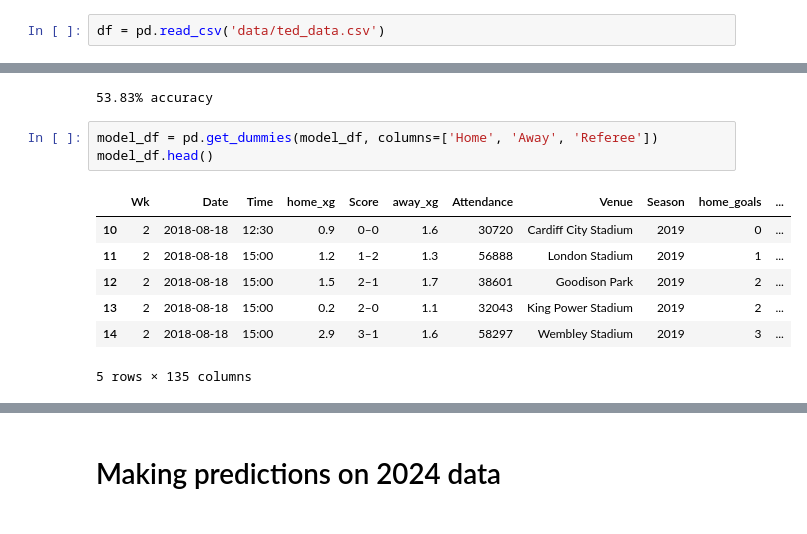
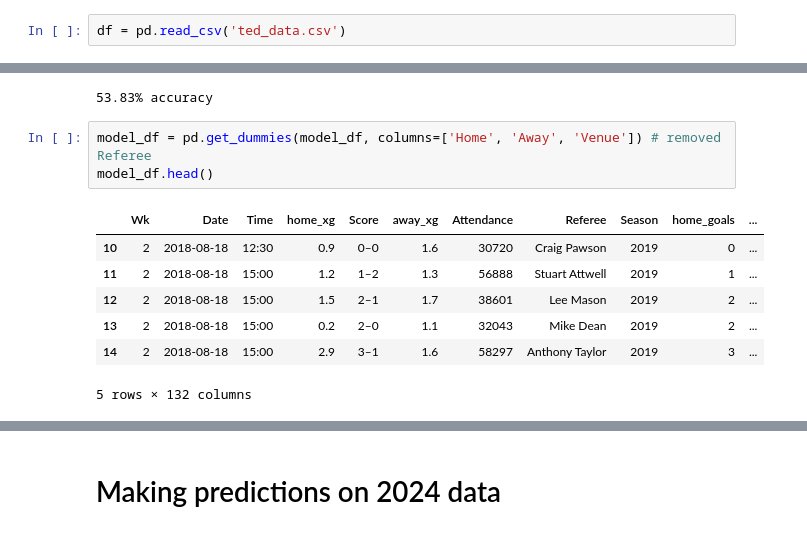
Before and after one commit to Brother-eww/premier_league_match_model, a Jupyter notebook: model_with_pipeline.ipynb, the cells around one changed output, grey strips where cells are left out. Saved outputs shown, nothing was run; the diff lists cells and outputs as text.

```diff
--- a/model_with_pipeline.ipynb
+++ b/model_with_pipeline.ipynb
@@ -3,7 +3,7 @@ import pandas as pd
 import numpy as np
 import os
 # %%
-df = pd.read_csv('data/ted_data.csv')
+df = pd.read_csv('ted_data.csv')
 # %%
 df
 # %% [output]
@@ -380,15 +380,15 @@ print(f'{round((accuracy_score(y_test, predictions)*100), 2)}% accuracy')
 # %% [output]
 53.83% accuracy
 # %%
-model_df = pd.get_dummies(model_df, columns=['Home', 'Away', 'Referee'])
+model_df = pd.get_dummies(model_df, columns=['Home', 'Away', 'Venue']) # removed Referee
 model_df.head()
 # %% [output]
-|  | Wk | Date | Time | home_xg | Score | away_xg | Attendance | Venue | Season | home_goals | ... |
-| 10 | 2 | 2018-08-18 | 12:30 | 0.9 | 0–0 | 1.6 | 30720 | Cardiff City Stadium | 2019 | 0 | ... |
-| 11 | 2 | 2018-08-18 | 15:00 | 1.2 | 1–2 | 1.3 | 56888 | London Stadium | 2019 | 1 | ... |
-| 12 | 2 | 2018-08-18 | 15:00 | 1.5 | 2–1 | 1.7 | 38601 | Goodison Park | 2019 | 2 | ... |
-| 13 | 2 | 2018-08-18 | 15:00 | 0.2 | 2–0 | 1.1 | 32043 | King Power Stadium | 2019 | 2 | ... |
-| 14 | 2 | 2018-08-18 | 15:00 | 2.9 | 3–1 | 1.6 | 58297 | Wembley Stadium | 2019 | 3 | ... |
+|  | Wk | Date | Time | home_xg | Score | away_xg | Attendance | Referee | Season | home_goals | ... |
+| 10 | 2 | 2018-08-18 | 12:30 | 0.9 | 0–0 | 1.6 | 30720 | Craig Pawson | 2019 | 0 | ... |
+| 11 | 2 | 2018-08-18 | 15:00 | 1.2 | 1–2 | 1.3 | 56888 | Stuart Attwell | 2019 | 1 | ... |
+| 12 | 2 | 2018-08-18 | 15:00 | 1.5 | 2–1 | 1.7 | 38601 | Lee Mason | 2019 | 2 | ... |
+| 13 | 2 | 2018-08-18 | 15:00 | 0.2 | 2–0 | 1.1 | 32043 | Mike Dean | 2019 | 2 | ... |
+| 14 | 2 | 2018-08-18 | 15:00 | 2.9 | 3–1 | 1.6 | 58297 | Anthony Taylor | 2019 | 3 | ... |
-5 rows × 135 columns
+5 rows × 132 columns
 # %%
 features = [column for column in model_df.drop(columns=[
```
Also changed, not shown: parts of 6 cells of this notebook, 3 other files.
